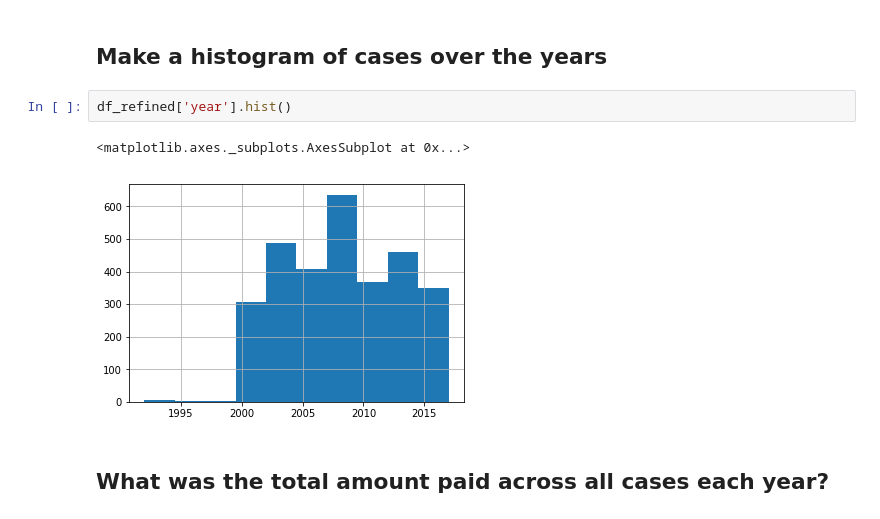
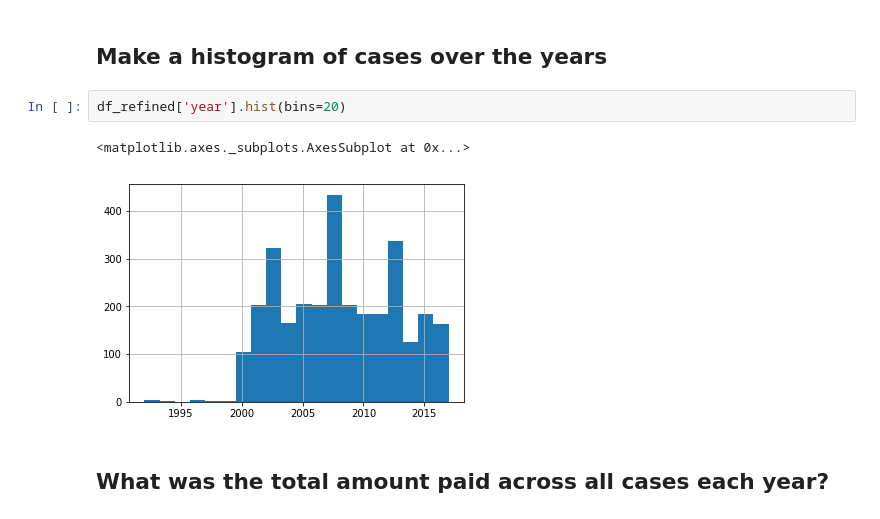
Before and after one commit to mathieulede/foundations, a Jupyter notebook: 0910-homework/corporate-prosecution/Corporate Prosecution - Exercise B.ipynb, the cells around one changed output. Drawn from its saved outputs; the diff is of its cells as text.

```diff
--- a/0910-homework/corporate-prosecution/Corporate Prosecution - Exercise B.ipynb
+++ b/0910-homework/corporate-prosecution/Corporate Prosecution - Exercise B.ipynb
@@ -274,10 +295,10 @@ See the caveats in the documentation: http://pandas.pydata.org/pandas-docs/stabl
 # %% [markdown]
 ## Make a histogram of cases over the years
 # %%
-df_refined['year'].hist()
+df_refined['year'].hist(bins=20)
 # %% [output]
 <matplotlib.axes._subplots.AxesSubplot at 0x...>
-[figure, old version]
+[figure, new version]
 # %% [markdown]
 ## What was the total amount paid across all cases each year?
 # %%
```
Also changed, not shown: parts of 16 cells of this notebook, 2 other files.
